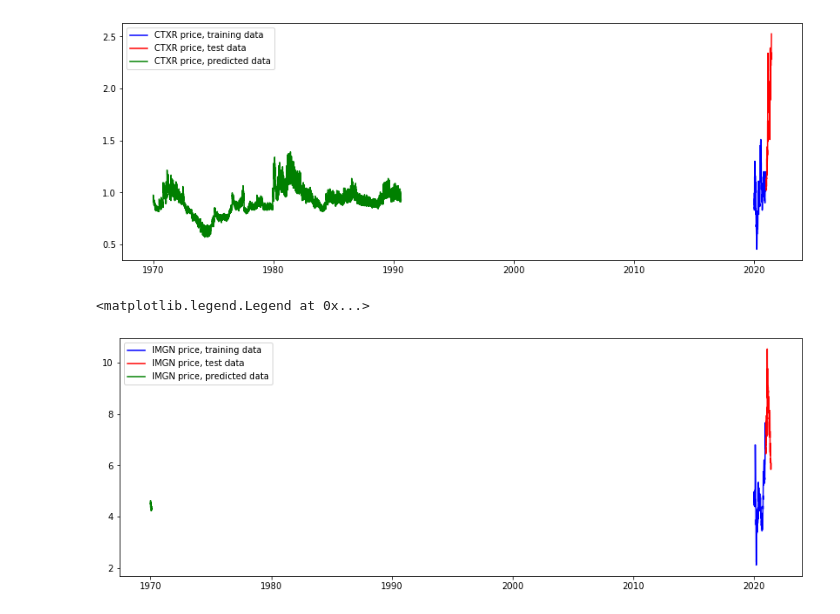
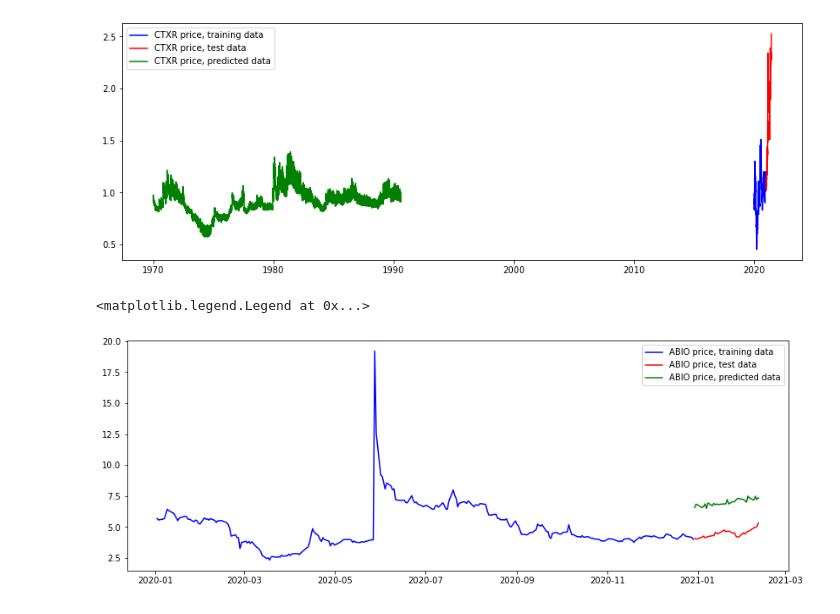
Before and after one commit to jmacdonald2010/stock-prediction, a Jupyter notebook: mlTests05.ipynb, the cells around one changed output. Cells and saved outputs as stored; diff of their text form; code cells hidden in the pictures.

Commit message:
test loop written

```diff
--- a/mlTests05.ipynb
+++ b/mlTests05.ipynb
@@ -333,7 +333,7 @@ from sklearn.preprocessing import MinMaxScaler
 
 
 # settings
-model_settings = {'epochs': 2, 'batch_size': 32, 'train_test_ratio': 0.7, 'hidden_layers': 3, 'units': 100, 'start_date': '2020-01-01', 'n_steps_in': 14, 'n_steps_out': 30, 'symbol': 'CTXR'}
+model_settings = {'epochs': 10, 'batch_size': 32, 'train_test_ratio': 0.7, 'hidden_layers': 3, 'units': 100, 'start_date': '2020-01-01', 'n_steps_in': 2, 'n_steps_out': 30, 'symbol': 'CTXR'}
 current_date = datetime.datetime.now().strftime("%Y-%m-%d")
 
 # load and shape data
@@ -463,7 +463,7 @@ Epoch 2/2
 7/7 [==============================] - 1s 79ms/step - loss: 0.0416
 # %%
 # predict a symbol:
-symbol = "IMGN"
+symbol = "ABIO"
 x_input = training_data[symbol].to_frame()
 x_input = scaler_dict[symbol].fit_transform(x_input.values)
 x_input = x_input.reshape((x_input.shape[0], x_input.shape[1], 1))
@@ -491 +488,18 @@ predicted = pd.DataFrame(yhat, columns=[symbol])
+# %%
+# prep a dataframe to make all of the data compatible
+predicted = pd.DataFrame(yhat, columns=[symbol])
+test_data = test_data.reset_index()
+'''while len(predicted) > len(test_data):
+    last_date = test_data['price_datetime'].iloc[-1]
+    future_date = last_date + datetime.timedelta(days=1)
+    while future_date.weekday() in [5,6]:
+        future_date = future_date + datetime.timedelta(days=1)
+    future_date = future_date.strftime('%Y-%m-%d')
+    future_date = pd.to_datetime(future_date, format='%Y-%m-%d')
+    future_dates = {'price_datetime': future_date}
+    test_data = test_data.append(future_dates, ignore_index=True)'''
+
+predicted['price_datetime'] = test_data['price_datetime'].iloc[:30]
+test_data = test_data.set_index('price_datetime')
+predicted = predicted.set_index('price_datetime')
 # %%
@@ -520,9 +535,9 @@ plt.legend()
 # %%
 plt.figure(figsize=(14,5))
 plt.plot(training_data[symbol], color='blue', label=f"{symbol} price, training data")
-plt.plot(test_data[symbol], color='red', label=f"{symbol} price, test data")
+plt.plot(test_data[symbol].iloc[:30], color='red', label=f"{symbol} price, test data")
 plt.plot(predicted[f"{symbol}"], color='green', label=f"{symbol} price, predicted data")
 plt.legend()
 # %% [output]
 <matplotlib.legend.Legend at 0x...>
-[figure, old version]
+[figure, new version]
```
Also changed, not shown: parts of 8 cells of this notebook, 2 other files.
